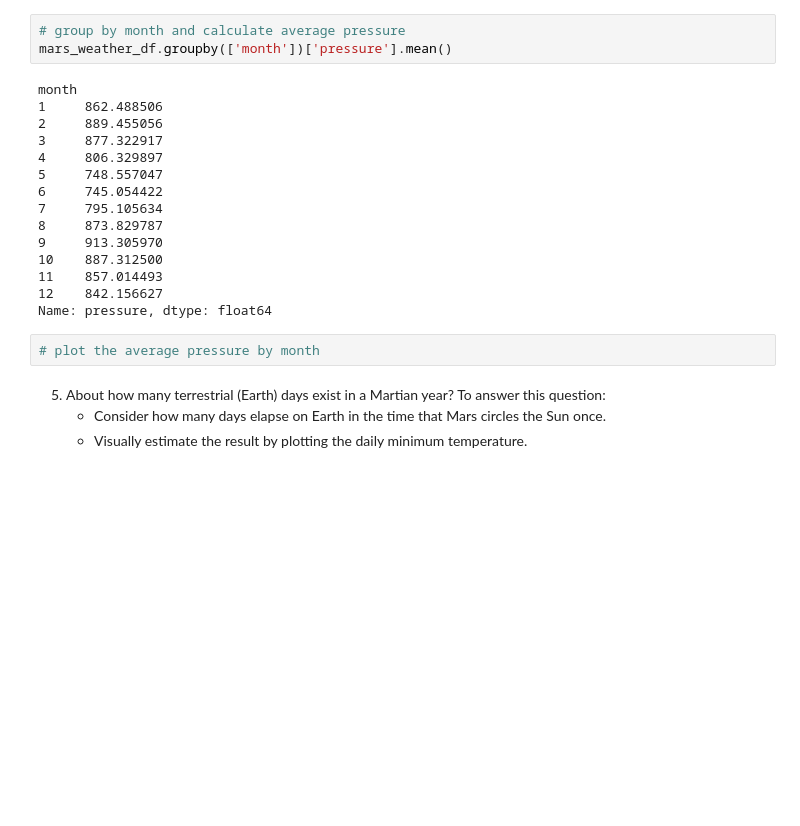
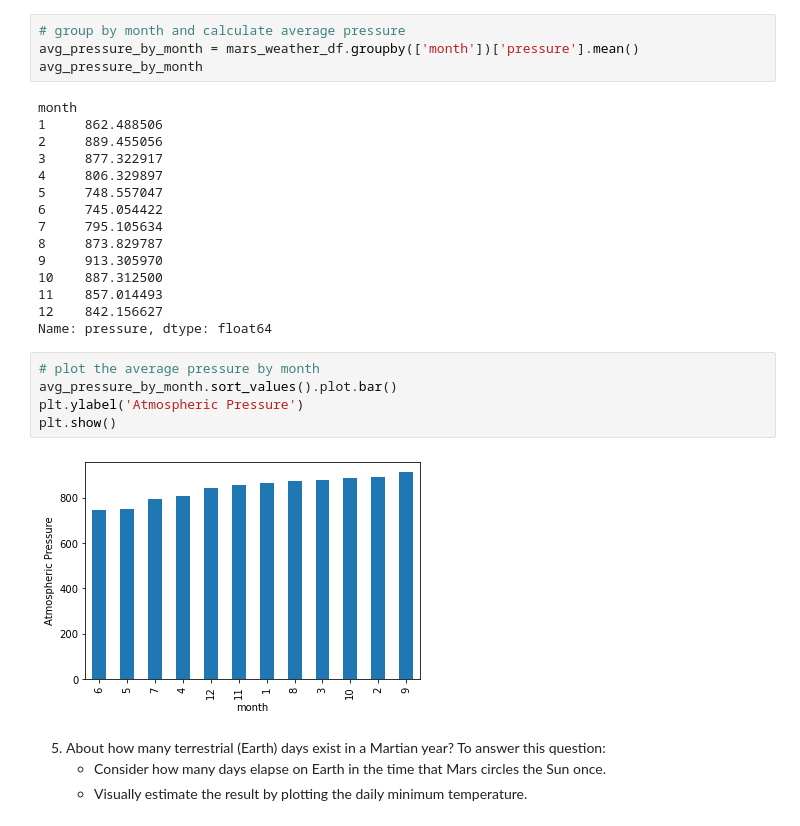
Before and after one commit to dmldatasci/webscraping-challenge, a Jupyter notebook: mars_weather.ipynb, the cells around one changed output. Drawn from its saved outputs; the diff is of its cells as text; blank space fills up the shorter version.

Commit message:
Added pressure plots.

```diff
--- a/mars_weather.ipynb
+++ b/mars_weather.ipynb
@@ -182,7 +182,8 @@ plt.show()
     * Plot the results as a bar chart.
 # %%
 # group by month and calculate average pressure
-mars_weather_df.groupby(['month'])['pressure'].mean()
+avg_pressure_by_month = mars_weather_df.groupby(['month'])['pressure'].mean()
+avg_pressure_by_month
 # %% [output]
 month
 1     862.488506
@@ -200,6 +201,11 @@ month
 Name: pressure, dtype: float64
 # %%
 # plot the average pressure by month
+avg_pressure_by_month.sort_values().plot.bar()
+plt.ylabel('Atmospheric Pressure')
+plt.show()
+# %% [output]
+[figure, added]
 # %% [markdown]
 5. About how many terrestrial (Earth) days exist in a Martian year? To answer this question:
     * Consider how many days elapse on Earth in the time that Mars circles the Sun once.
```
Also changed, not shown: 2 other files.
